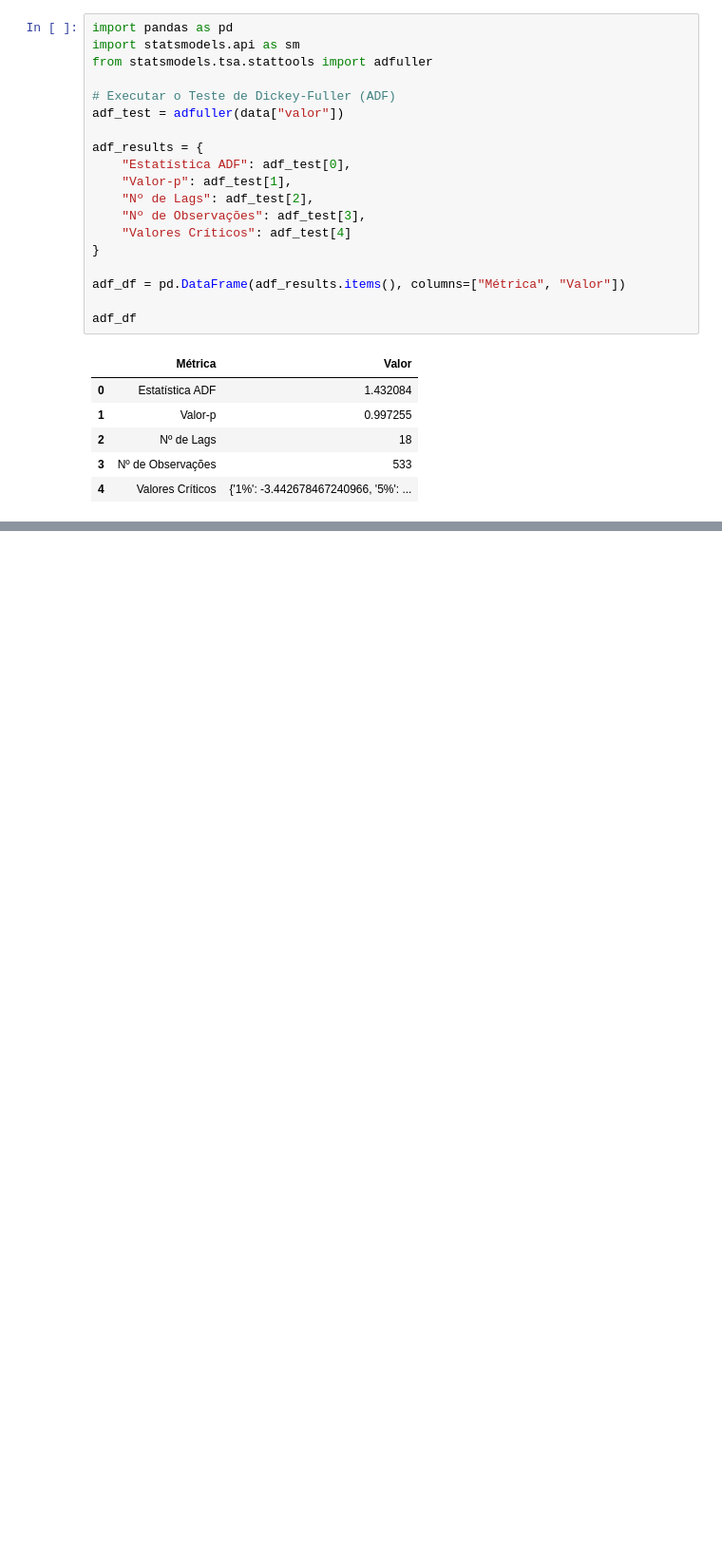
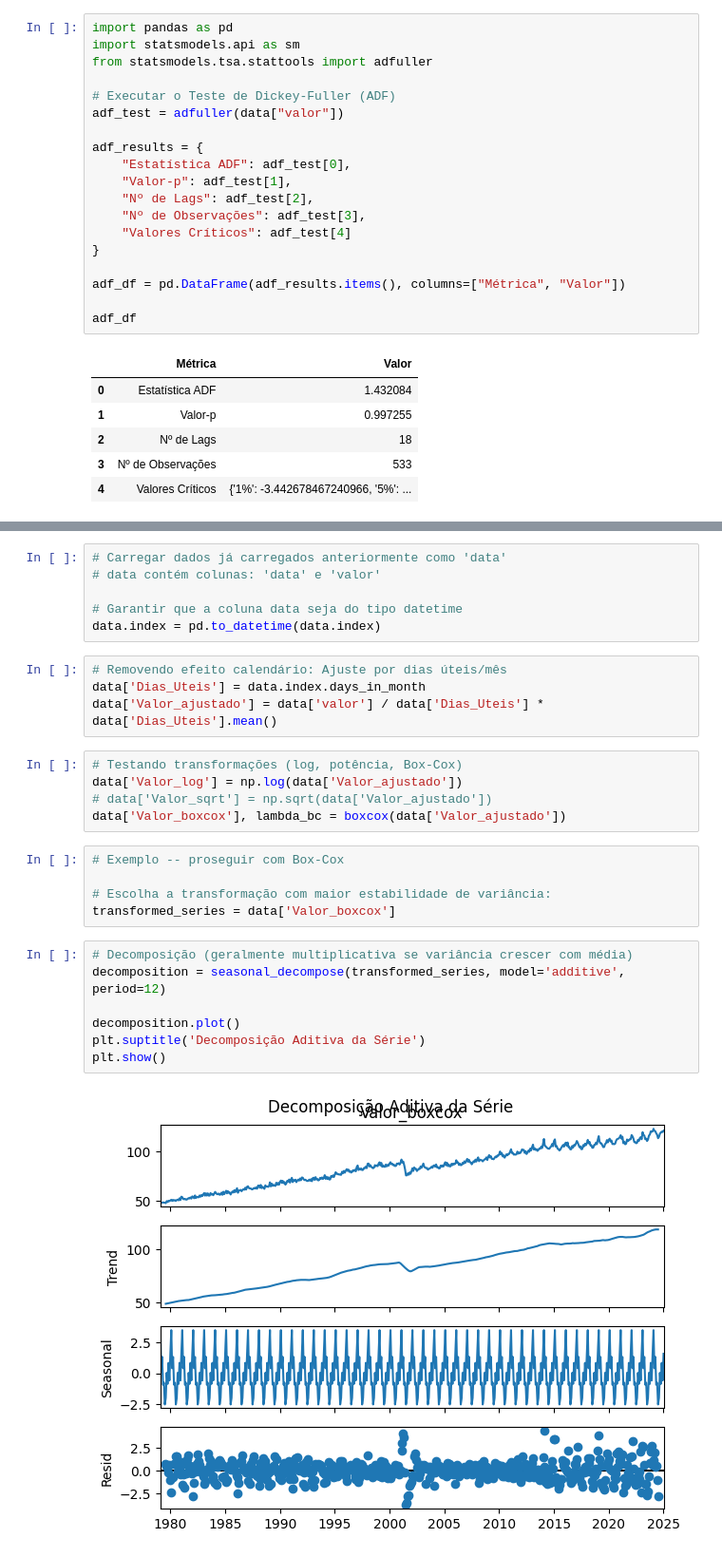
Before and after one commit to DecMF/Proj-Series-Temporais, a Jupyter notebook: series.ipynb, the cells around one changed output, grey strips where cells are left out. Shown at 95% size. Drawn from its saved outputs; the diff is of its cells as text; blank space fills up the shorter version.

```diff
--- a/series.ipynb
+++ b/series.ipynb
@@ -228,0 +128,29 @@ array([['Valores Críticos',
+# %%
+# Carregar dados já carregados anteriormente como 'data'
+# data contém colunas: 'data' e 'valor'
+
+# Garantir que a coluna data seja do tipo datetime
+data.index = pd.to_datetime(data.index)
+# %%
+# Removendo efeito calendário: Ajuste por dias úteis/mês
+data['Dias_Uteis'] = data.index.days_in_month
+data['Valor_ajustado'] = data['valor'] / data['Dias_Uteis'] * data['Dias_Uteis'].mean()
+# %%
+# Testando transformações (log, potência, Box-Cox)
+data['Valor_log'] = np.log(data['Valor_ajustado'])
+# data['Valor_sqrt'] = np.sqrt(data['Valor_ajustado'])
+data['Valor_boxcox'], lambda_bc = boxcox(data['Valor_ajustado'])
+# %%
+# Exemplo -- proseguir com Box-Cox
+
+# Escolha a transformação com maior estabilidade de variância:
+transformed_series = data['Valor_boxcox']
+# %%
+# Decomposição (geralmente multiplicativa se variância crescer com média)
+decomposition = seasonal_decompose(transformed_series, model='additive', period=12)
+
+decomposition.plot()
+plt.suptitle('Decomposição Aditiva da Série')
+plt.show()
+# %% [output]
+[figure, added]
```
Also changed, not shown: parts of 18 cells of this notebook.
